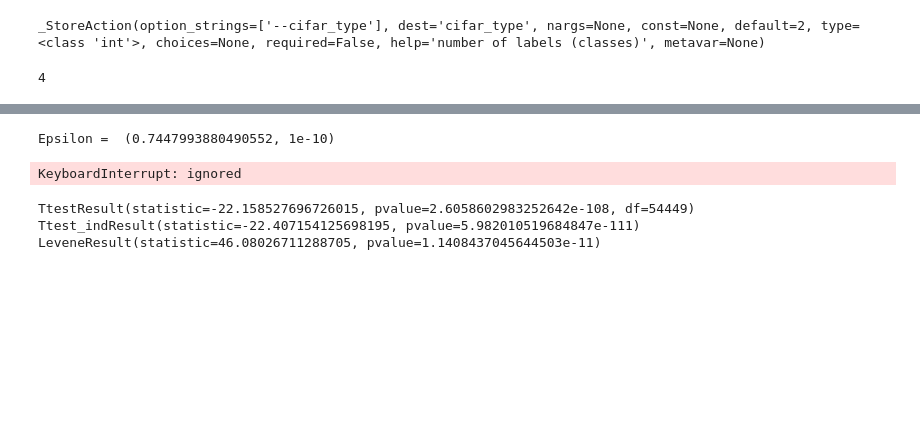
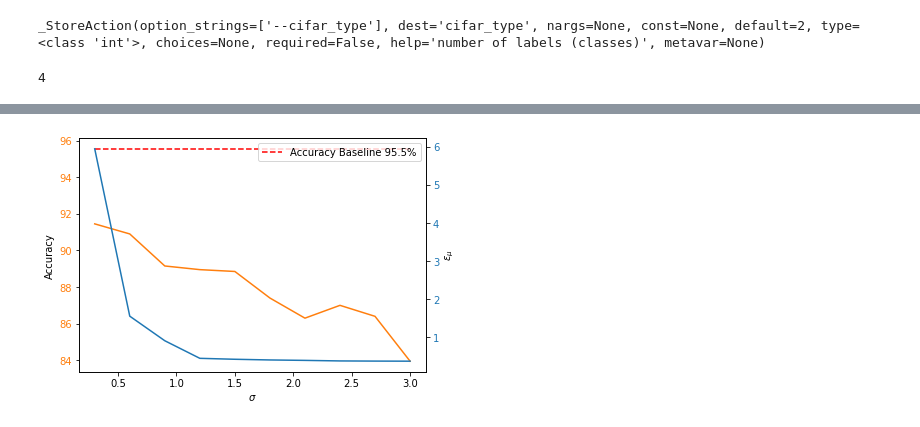
Before and after one commit to buffalo33/bayesian-privacy, a Jupyter notebook: cifar10_experiments.ipynb, the cells around one changed output, grey strips where cells are left out. Drawn from its saved outputs; the diff is of its cells as text; code cells hidden in the pictures; blank space fills up the shorter version.

```diff
--- a/cifar10_experiments.ipynb
+++ b/cifar10_experiments.ipynb
@@ -304,15 +536,15 @@ def train(trainloader, testloader, student, opt, num_subbatch = 8, accountant=No
 # %%
-# train GAN and measure time
-def netChoice(opt):
+def netChoice(opt, last_conv_grad=True):
     if opt.load_vgg16:
         netS = torchvision.models.vgg16(weights='DEFAULT')
         netS.train()
         # Disable updates for feature extraction layers
         for p in netS.named_parameters():
             p[1].requires_grad = False
-        for l in [p for p in netS.features.parameters()][-3:]:
-          l.requires_grad = True
-        netS.avgpool.requires_grad = True
+        if last_conv_grad:
+          for l in [p for p in netS.features.parameters()][-3:]:
+            l.requires_grad = True
+          netS.avgpool.requires_grad = True
         for l in netS.classifier:
           l.requires_grad = True
         netS.classifier[-1] = nn.Linear(4096, opt.cifar_type)
@@ -390,4 +641,0 @@ Files already downloaded and verified
-# %%
-print("Epsilon = ", bayes_accountant.get_privacy(target_delta=1e-10))
-# %% [output]
-Epsilon =  (0.7447993880490552, 1e-10)
@@ -433,22 +642,35 @@ def make_hist(dists_list, label_list, xlabel, ylabel, title, save=True):
-# %%
-loss_fn = nn.CrossEntropyLoss(reduction='none')
-
-dists_train = make_dists(netS, trainloader, loss_fn)
-dists_test = make_dists(netS, testloader, loss_fn)
-
-dists_train = np.stack(dists_train).squeeze()
-dists_test = np.stack(dists_test).squeeze()
-
-make_hist([dists_train, dists_test], ['Train', 'Test'], r'Distance', r'Number of samples',
-          r'Pairwise gradient distances distribution, CIFAR10')
-# %% [output]
-KeyboardInterrupt: ignored
-# %%
-print(ttest_rel(dists_train.flatten(), dists_test.flatten()))
-print(ttest_ind(dists_train.flatten(), dists_test.flatten()))
-print(levene(dists_train.flatten(), dists_test.flatten()))
-# %% [output]
-TtestResult(statistic=-22.158527696726015, pvalue=2.6058602983252642e-108, df=54449)
-Ttest_indResult(statistic=-22.407154125698195, pvalue=5.982010519684847e-111)
-LeveneResult(statistic=46.08026711288705, pvalue=1.1408437045644503e-11)
+# %%
+accuracies = []
+sigmas = []
+epsilons = []
+
+for account, net in netS.items():
+    if account!='bl':
+      accuracies.append(net.acc)
+      sigmas.append(net.sigma)
+      epsilons.append(net.eps)
+
+
+fig, ax1 = plt.subplots()
+
+color = 'tab:orange'
+ax1.set_xlabel(r'$\sigma$')
+ax1.set_ylabel('Accuracy')
+ax1.plot(sigmas, accuracies, color=color)
+ax1.plot([sigmas[0], sigmas[-1]], [netS['bl'].acc, netS['bl'].acc], 'r--', label='Accuracy Baseline {:.1f}%'.format(netS["bl"].acc))
+ax1.tick_params(axis='y', labelcolor=color)
+plt.legend(loc='upper right')
+
+ax2 = ax1.twinx()  # instantiate a second axes that shares the same x-axis
+
+color = 'tab:blue'
+ax2.set_ylabel(r'$\epsilon_{\mu}$')  # we already handled the x-label with ax1
+ax2.plot(sigmas, epsilons, color=color)
+ax2.tick_params(axis='y', labelcolor=color)
+#plt.yscale('log')
+
+fig.tight_layout()  # otherwise the right y-label is slightly clipped
+plt.show()
+# %% [output]
+[figure, added]
 # %%
```
Also changed, not shown: parts of 15 cells of this notebook, 2 other files.
